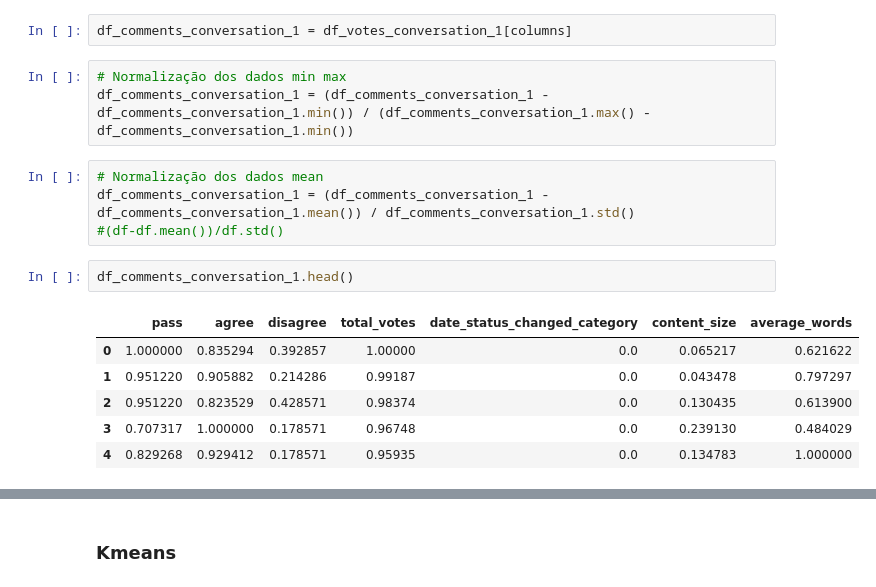
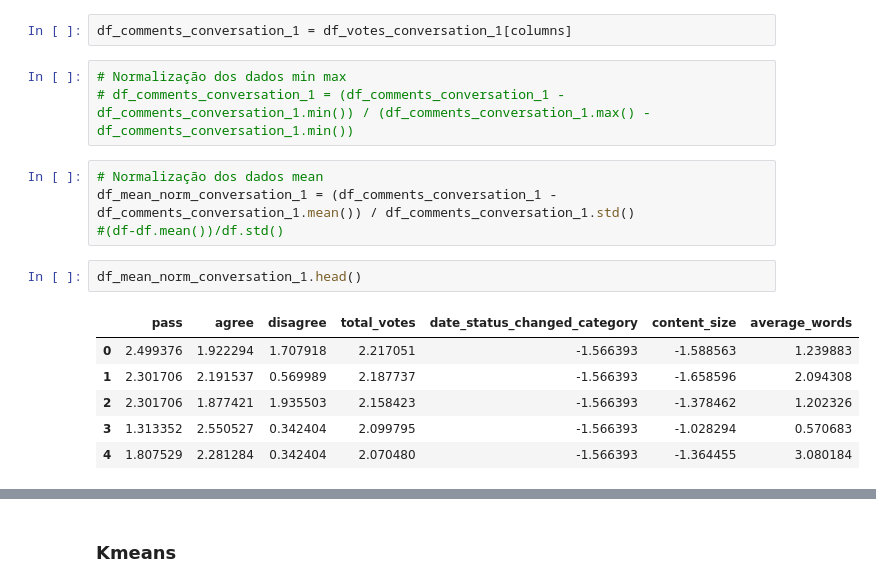
Before and after one commit to naiieandrade/tcc-studies, a Jupyter notebook: tcc2/analise-geral-dataset.ipynb, the cells around one changed output, grey strips where cells are left out. Cells and saved outputs as stored; diff of their text form.

```diff
--- a/tcc2/analise-geral-dataset.ipynb
+++ b/tcc2/analise-geral-dataset.ipynb
@@ -1760,18 +1750,18 @@ columns = ['pass', 'agree', 'disagree','total_votes','date_status_changed_catego
 df_comments_conversation_1 = df_votes_conversation_1[columns]
 # %%
 # Normalização dos dados min max
-df_comments_conversation_1 = (df_comments_conversation_1 - df_comments_conversation_1.min()) / (df_comments_conversation_1.max() - df_comments_conversation_1.min())
+# df_comments_conversation_1 = (df_comments_conversation_1 - df_comments_conversation_1.min()) / (df_comments_conversation_1.max() - df_comments_conversation_1.min())
 # %%
 # Normalização dos dados mean
-df_comments_conversation_1 = (df_comments_conversation_1 - df_comments_conversation_1.mean()) / df_comments_conversation_1.std()
+df_mean_norm_conversation_1 = (df_comments_conversation_1 - df_comments_conversation_1.mean()) / df_comments_conversation_1.std()
 #(df-df.mean())/df.std()
 # %%
-df_comments_conversation_1.head()
+df_mean_norm_conversation_1.head()
 # %% [output]
 |  | pass | agree | disagree | total_votes | date_status_changed_category | content_size | average_words |
-| 0 | 1.000000 | 0.835294 | 0.392857 | 1.00000 | 0.0 | 0.065217 | 0.621622 |
-| 1 | 0.951220 | 0.905882 | 0.214286 | 0.99187 | 0.0 | 0.043478 | 0.797297 |
-| 2 | 0.951220 | 0.823529 | 0.428571 | 0.98374 | 0.0 | 0.130435 | 0.613900 |
-| 3 | 0.707317 | 1.000000 | 0.178571 | 0.96748 | 0.0 | 0.239130 | 0.484029 |
-| 4 | 0.829268 | 0.929412 | 0.178571 | 0.95935 | 0.0 | 0.134783 | 1.000000 |
+| 0 | 2.499376 | 1.922294 | 1.707918 | 2.217051 | -1.566393 | -1.588563 | 1.239883 |
+| 1 | 2.301706 | 2.191537 | 0.569989 | 2.187737 | -1.566393 | -1.658596 | 2.094308 |
+| 2 | 2.301706 | 1.877421 | 1.935503 | 2.158423 | -1.566393 | -1.378462 | 1.202326 |
+| 3 | 1.313352 | 2.550527 | 0.342404 | 2.099795 | -1.566393 | -1.028294 | 0.570683 |
+| 4 | 1.807529 | 2.281284 | 0.342404 | 2.070480 | -1.566393 | -1.364455 | 3.080184 |
 # %%
```
Also changed, not shown: parts of 35 cells of this notebook.
